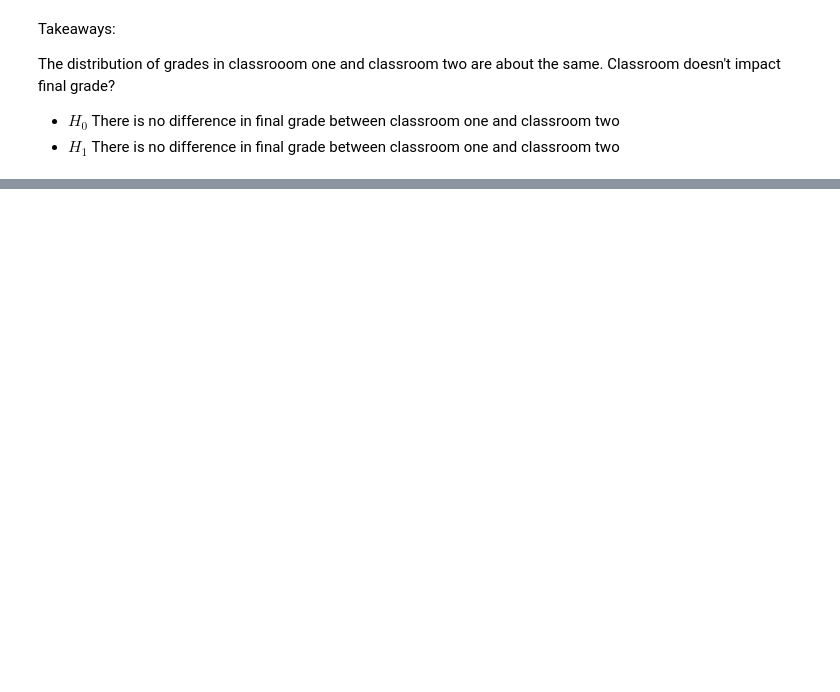
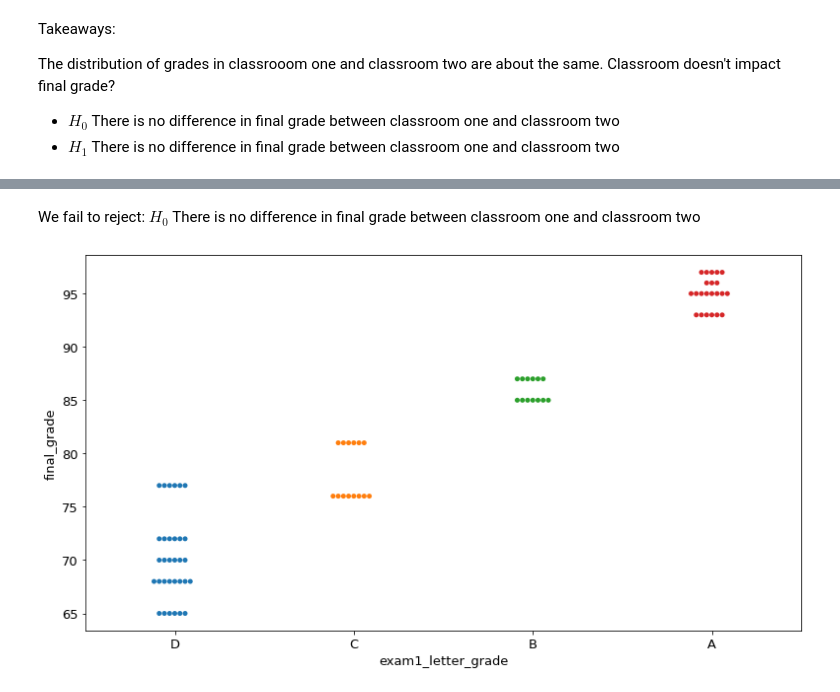
Before and after one commit to Promeos/regression-exercises, a Jupyter notebook: exploration-lesson.ipynb, the cells around one changed output, grey strips where cells are left out. Drawn from its saved outputs; the diff is of its cells as text; code cells hidden in the pictures; blank space fills up the shorter version.

```diff
--- a/exploration-lesson.ipynb
+++ b/exploration-lesson.ipynb
@@ -141,0 +146,10 @@ p-value 88.25%
+# %% [markdown]
+We fail to reject:
+$H_0$ There is no difference in final grade between classroom one and classroom two
+# %%
+sns.swarmplot(data=train,
+              y='final_grade',
+              x='exam1_letter_grade'
+             );
+# %% [output]
+[figure, added]
```
Also changed, not shown: parts of 20 cells of this notebook.
